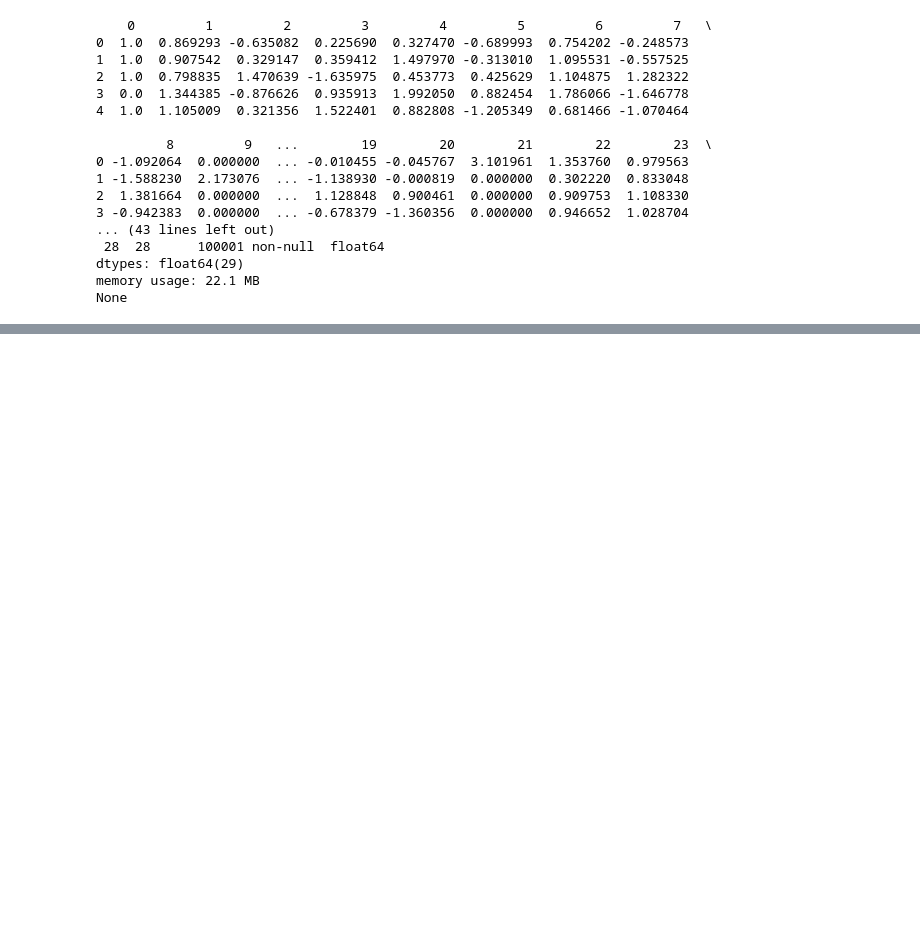
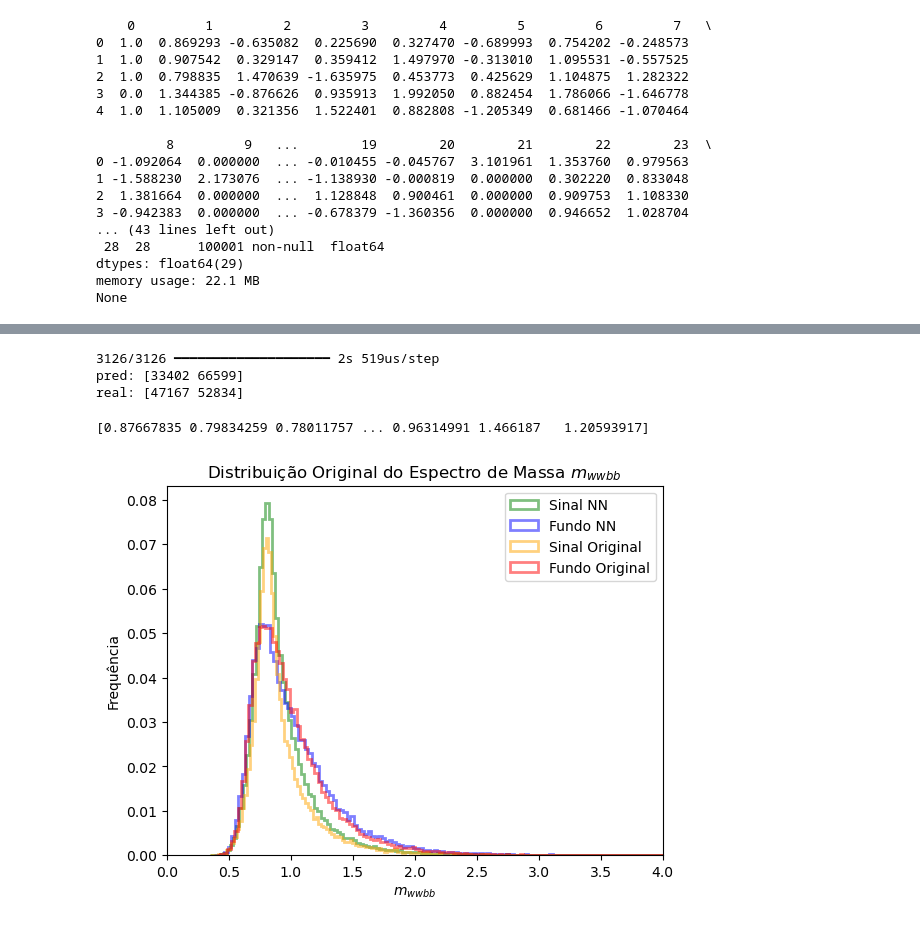
Before and after one commit to GustavoFPS/Machine-Learning, a Jupyter notebook: BosonHiggs/Atv_Higgs.ipynb, the cells around one changed output, grey strips where cells are left out. Cells and saved outputs as stored; diff of their text form; code cells hidden in the pictures; blank space fills up the shorter version.

```diff
--- a/BosonHiggs/Atv_Higgs.ipynb
+++ b/BosonHiggs/Atv_Higgs.ipynb
@@ -208,0 +190,48 @@ NameError: name 'y_pred' is not defined
+# %%
+y_pred = model.predict(X)
+y_pred = (y_pred >= 0.5).astype(int).flatten() # sinal
+
+counts = np.bincount(y_pred)
+print('pred:',  counts)
+counts = np.bincount(y.astype(int))
+print('real:',  counts)
+# %% [output]
+3126/3126 ━━━━━━━━━━━━━━━━━━━━ 2s 519us/step
+pred: [33402 66599]
+real: [47167 52834]
+# %%
+# Selecionar a coluna m_wwbb (assumindo que é a última coluna no dataset)
+m_wwbb = data.iloc[:, -1].values
+
+print(m_wwbb)
+# Separar os eventos previstos como sinal e fundo
+m_wwbb_signal = m_wwbb[y_pred.flatten() == 1]
+m_wwbb_background = m_wwbb[y_pred.flatten() == 0]
+b = 200
+cl = ['green', 'blue', 'orange', 'red']
+weights_signal = np.ones_like(m_wwbb_signal) / len(m_wwbb_signal)
+weights_background = np.ones_like(m_wwbb_background) / len(m_wwbb_background)
+
+# Histograma para o espectro de massa m_wwbb
+plt.hist(m_wwbb_signal, bins=b, alpha=0.5, color = cl[0] , label='Sinal NN',  weights= weights_signal, histtype='step', linewidth=2)
+plt.hist(m_wwbb_background, bins=b, alpha=0.5, color = cl[1], label='Fundo NN',  weights=weights_background, histtype='step', linewidth=2)
+
+
+# Histograma para os valores originalmente rotulados
+m_wwbb_signal_original = m_wwbb[y == 1]
+m_wwbb_background_original = m_wwbb[y == 0]
+
+weights_signal_original = np.ones_like(m_wwbb_signal_original) / len(m_wwbb_signal_original)
+weights_background_original = np.ones_like(m_wwbb_background_original) / len(m_wwbb_background_original)
+
+plt.hist(m_wwbb_signal_original, bins=b, alpha=0.5,color = cl[2], label='Sinal Original', weights= weights_signal_original, histtype='step', linewidth=2)
+plt.hist(m_wwbb_background_original, bins=b, alpha=0.5,color = cl[3],  label='Fundo Original', weights= weights_background_original, histtype='step', linewidth=2)
+plt.xlabel(r'$m_{wwbb}$')
+plt.ylabel('Frequência')
+plt.legend(loc='upper right')
+plt.title(r'Distribuição Original do Espectro de Massa $m_{wwbb}$')
+plt.xlim(0,4)
+plt.show()
+# %% [output]
+[0.87667835 0.79834259 0.78011757 ... 0.96314991 1.466187   1.20593917]
+[figure, added]
```
Also changed, not shown: parts of 12 cells of this notebook, 1 other file.
